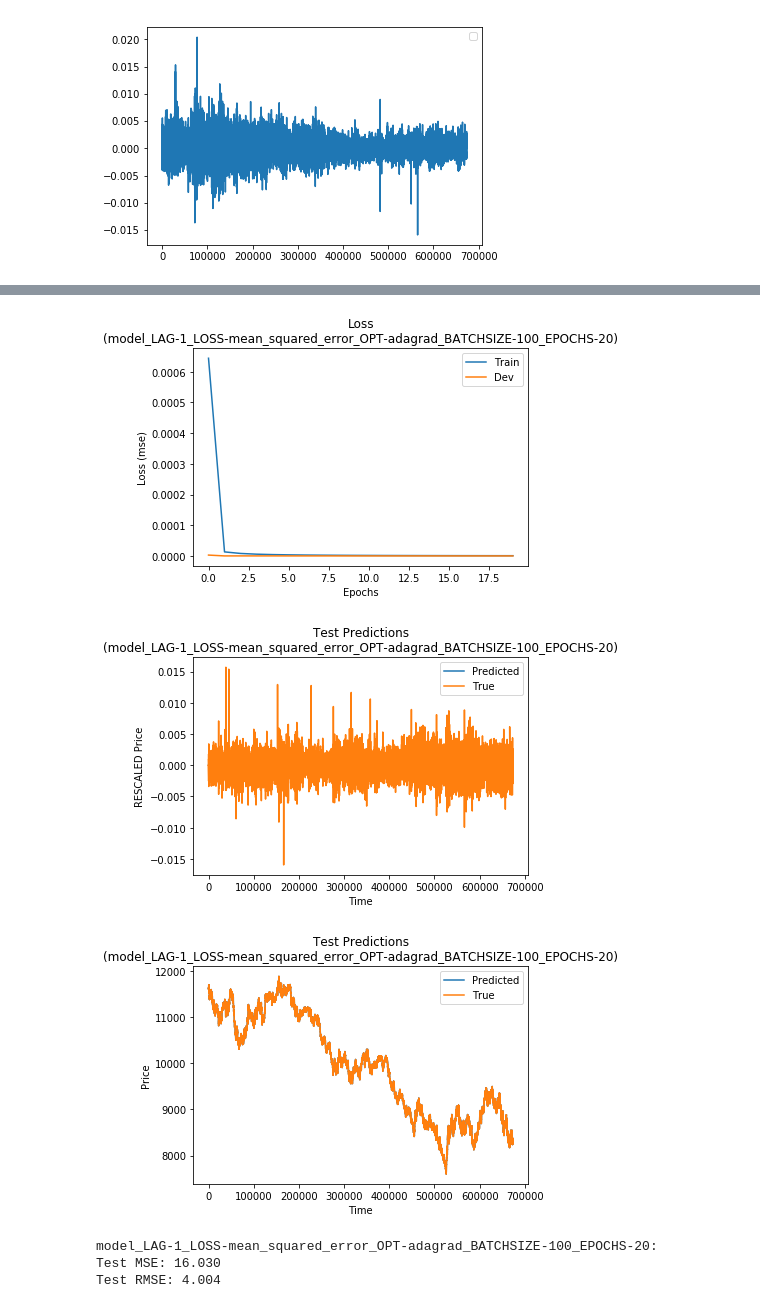
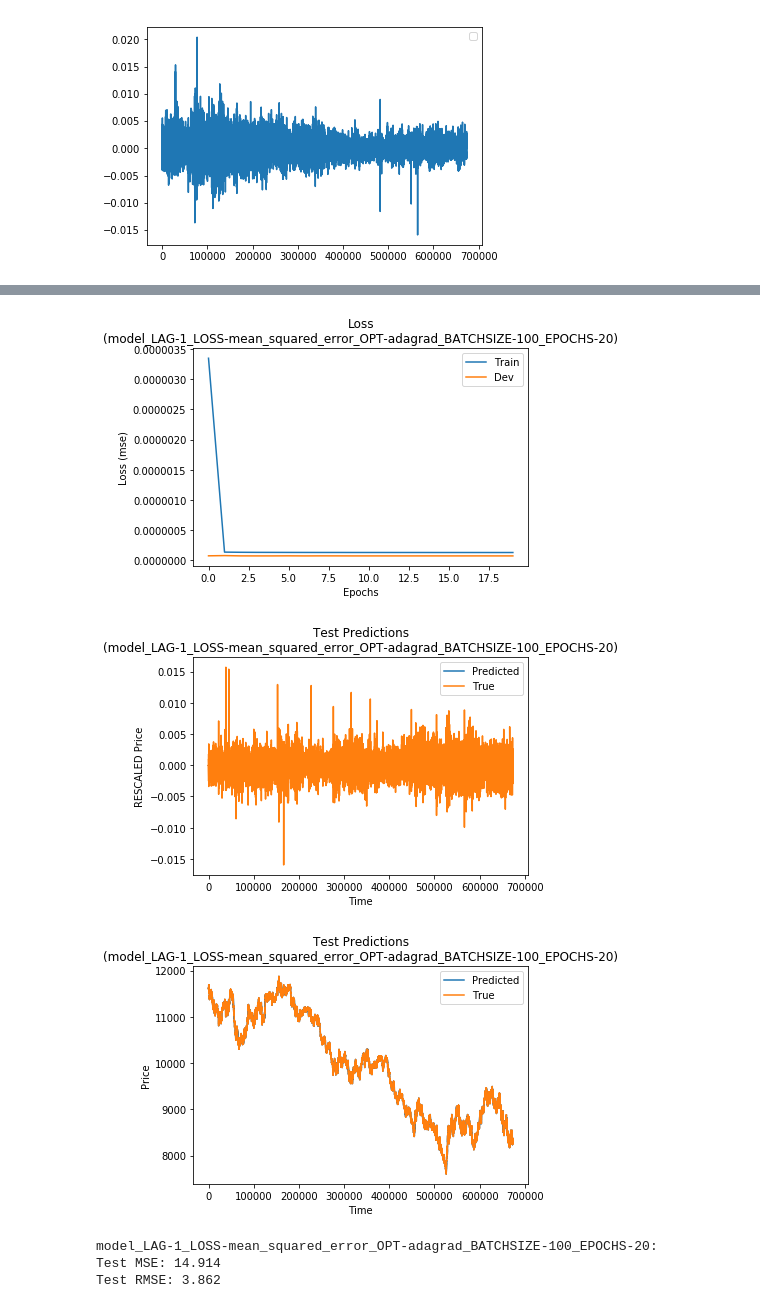
Before and after one commit to gkovacs/cs230-cryptocurrency-trading-lstm, a Jupyter notebook: cboe_baseline_priceonly_predictchangepercent.ipynb, the cells around one changed output, grey strips where cells are left out. Cells and saved outputs as stored; diff of their text form; code cells hidden in the pictures.

Commit message:
do not pass price fill price as training feature

```diff
--- a/cboe_baseline_priceonly_predictchangepercent.ipynb
+++ b/cboe_baseline_priceonly_predictchangepercent.ipynb
@@ -442,10 +453,10 @@ def plot_predictions(model, X_test, Y_test, title, inverse=False, scaler=None):
   plt.title(title)
   plt.legend(); plt.show()
 # %%
-def calculate_MSE_RMSE(model, scaler, X_test, Y_test, model_name):
+def calculate_MSE_RMSE(model, scaler, X_test, Y_test, Y_prevrawprice, model_name):
   y_hat = model.predict(X_test)
-  y_hat_inverse = inverse_transform(y_hat, X_test, scaler)
-  Y_test_inverse = inverse_transform(Y_test, X_test, scaler)
+  y_hat_inverse = inverse_transform(y_hat, Y_prevrawprice, scaler)
+  Y_test_inverse = inverse_transform(Y_test, Y_prevrawprice, scaler)
   mse = mean_squared_error(Y_test_inverse, y_hat_inverse)
   rmse = np.sqrt(mean_squared_error(Y_test_inverse, y_hat_inverse))
   print('%s:' % model_name)
@@ -454,7 +465,7 @@ def calculate_MSE_RMSE(model, scaler, X_test, Y_test, model_name):
   print()
 # %%
 def train_evaluate(model, model_name,
-                   X_train, Y_train, X_dev, Y_dev, X_test, Y_test,
+                   X_train, Y_train, Y_train_prevrawprice, X_dev, Y_dev, Y_dev_prevrawprice, X_test, Y_test, Y_test_prevrawprice,
                    lag=10, batch_size=100, epochs=10, verbose=1):
 
   # Train model
@@ -466,12 +477,12 @@ def train_evaluate(model, model_name,
   return history
 # %%
 def train_evaluate_showresults(history, model, model_name,
-                   X_train, Y_train, X_dev, Y_dev, X_test, Y_test,
+                   X_train, Y_train, Y_train_prevrawprice, X_dev, Y_dev, Y_dev_prevrawprice, X_test, Y_test, Y_test_prevrawprice,
                    lag=10, batch_size=100, epochs=10, verbose=1):
   # Plot losses, predictions, and calculate MSE and RMSE
   plot_losses(history, 'Loss\n(%s)' % model_name)
-  plot_predictions(model, X_dev, Y_dev, 'Test Predictions\n(%s)' % model_name)
-  plot_predictions(model, X_dev, Y_dev, 'Test Predictions\n(%s)' % model_name, inverse=True, scaler=price_scaler)
-  calculate_MSE_RMSE(model, price_scaler, X_dev, Y_dev, '%s' % model_name)
+  plot_predictions(model, X_dev, Y_dev, Y_dev_prevrawprice, 'Test Predictions\n(%s)' % model_name)
+  plot_predictions(model, X_dev, Y_dev, Y_dev_prevrawprice, 'Test Predictions\n(%s)' % model_name, inverse=True, scaler=price_scaler)
+  calculate_MSE_RMSE(model, price_scaler, X_dev, Y_dev, Y_dev_prevrawprice, '%s' % model_name)
 # %%
 def evaluate_test(model, model_name,
@@ -555,7 +566,7 @@ print(X_train)
 # %%
 # Train/evaluate model
 history = train_evaluate(model, model_name,
-               X_train, Y_train, X_dev, Y_dev, X_test, Y_test,
+               X_train, Y_train, Y_train_prevrawprice, X_dev, Y_dev, Y_dev_prevrawprice, X_test, Y_test, Y_test_prevrawprice,
                lag=lag, batch_size=batch_size, epochs=epochs, verbose=1)
 # %% [output]
 Train on 115204 samples, validate on 6064 samples
@@ -578,14 +589,14 @@ Epoch 20/20
 # %%
 train_evaluate_showresults(history, model, model_name,
-               X_train, Y_train, X_dev, Y_dev, X_test, Y_test,
+               X_train, Y_train, Y_train_prevrawprice, X_dev, Y_dev, Y_dev_prevrawprice, X_test, Y_test, Y_test_prevrawprice,
                lag, batch_size, epochs)
 # %% [output]
-[figure, old version]
+[figure, new version]
 [figure]
 [figure]
 model_LAG-1_LOSS-mean_squared_error_OPT-adagrad_BATCHSIZE-100_EPOCHS-20:
-Test MSE: 16.030
-Test RMSE: 4.004
+Test MSE: 14.914
+Test RMSE: 3.862
 # %%
 # Train/evaluate model
 evaluate_test(model, model_name,
```
Also changed, not shown: parts of 17 cells of this notebook.
